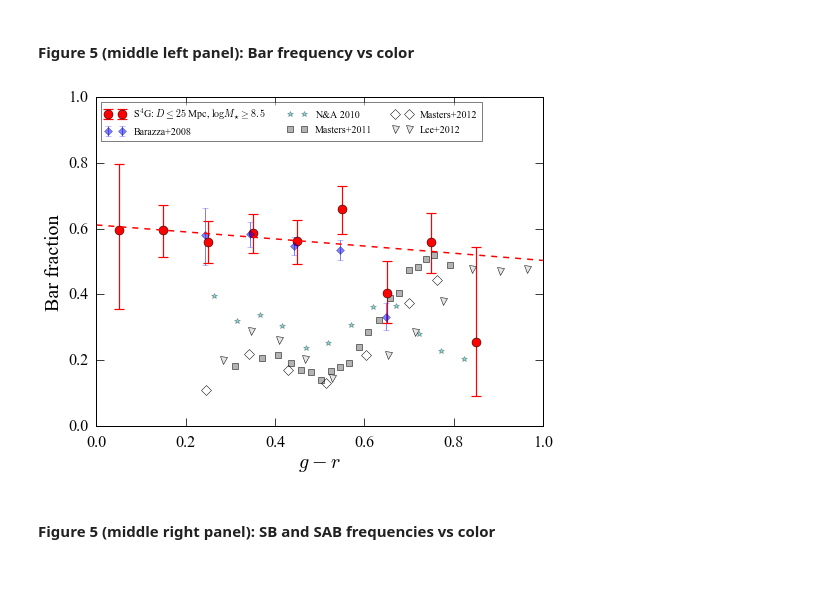
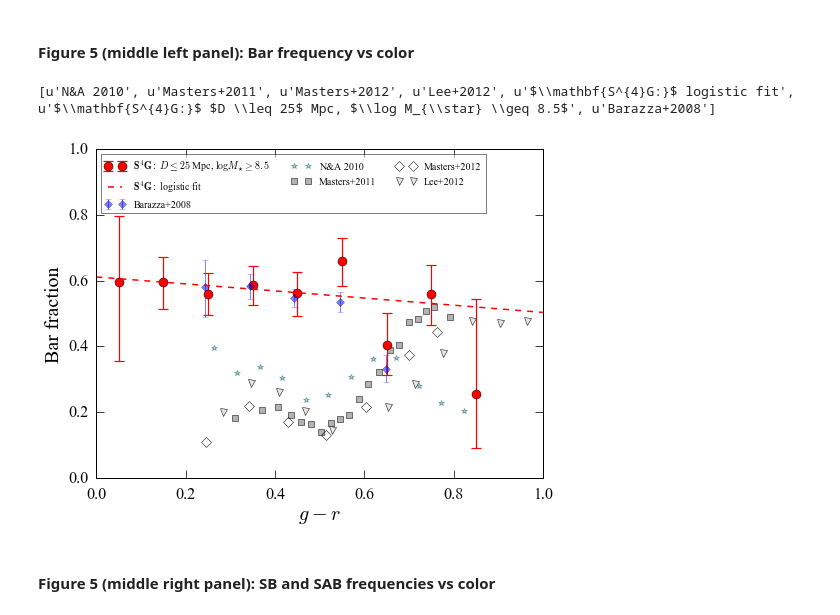
Before and after one commit to perwin/s4g_barfractions, a Jupyter notebook: s4gbars_main.ipynb, the cells around one changed output. Saved outputs shown, nothing was run; the diff lists cells and outputs as text; code cells hidden in the pictures; blank space fills up the shorter version.

```diff
--- a/s4gbars_main.ipynb
+++ b/s4gbars_main.ipynb
@@ -50,11 +50,14 @@ ytR25_kpc = r"$R_{25}$ [kpc]"
 
 ss0 = "All galaxies"
 ss1 = r"S$^{4}$G: $D \leq 25$ Mpc"
-ss1b = r"S$^{4}$G: $D \leq 25$ Mpc, $\log M_{\star} \geq 8.5$"
+ss1m = r"S$^{4}$G: $D \leq 25$ Mpc, $\log M_{\star} \geq 8.5$"
+ss1_bold = r"$\mathbf{S^{4}G:}$ $D \leq 25$ Mpc"
+ss1m_bold = r"$\mathbf{S^{4}G:}$ $D \leq 25$ Mpc, $\log M_{\star} \geq 8.5$"
 ss2 = r"S$^{4}$G: $D \leq 30$ Mpc"
 ss2b = r"S$^{4}$G: $D \leq 30$ Mpc, $\log M_{\star} \geq 9$"
 
 s4g_txt = r"S$^{4}$G"
+s4g_txt_bold = r"$\mathbf{S^{4}G:}$"
 s4g_fwhm_txt = r"S$^{4}$G $\langle$FWHM$\rangle$"
 # %%
 %pylab inline
@@ -495,37 +499,39 @@ if savePlots: plt.savefig(plotDir+"fSB-fSAB-vs-logmstar.pdf")
 # %%
 gmr_b08,fbar_b08,fbar_e_low_b08,fbar_e_high_b08 = GetBarazzaData(fbarLitDir+"fbar-vs-gmr_barazza+2008.txt")
 gmr_na10,fbar_na10 = profiles.ReadProfile(fbarLitDir+"fbar-vs-gmr_nair-abraham2010.txt")
 gmr_m11,fbar_m11 = profiles.ReadProfile(fbarLitDir+"fbar-vs-gmr_masters+2011.txt")
 gmr_m12,fbar_m12 = profiles.ReadProfile(fbarLitDir+"fbar-vs-gmr_masters+2012.txt")
 gmr_lee12,fbar_lee12 = profiles.ReadProfile(fbarLitDir+"fbar-vs-gmr_lee+2012.txt")
 
 # calculate weights: product of color and V/V_max weights
 ww25 = s4gdata.weight_BmVtc * s4gdata.w25
 ww30 = s4gdata.weight_BmVtc * s4gdata.w30
 
 plt.plot(gmr_na10, fbar_na10, '*', color='c',alpha=0.5, label='N&A 2010')
 plt.plot(gmr_m11, fbar_m11, 's', color='0.7', label='Masters+2011')
 plt.plot(gmr_m12, fbar_m12, 'D', mfc="None",mec='k', ms=7, label='Masters+2012')
 plt.plot(gmr_lee12, fbar_lee12, 'v', mfc="0.9", mec='k', ms=7, label='Lee+2012')
-pu.PlotFrequencyWithWeights(s4gdata.gmr_tc, ww25, ii_barred_limited1_m8_5, ii_unbarred_limited1_m8_5, -0.2,1.0,0.1, noErase=True, fmt='ro', ms=9, label=ss1b)
+pu.PlotFrequencyWithWeights(s4gdata.gmr_tc, ww25, ii_barred_limited1_m8_5, ii_unbarred_limited1_m8_5, -0.2,1.0,0.1, noErase=True, fmt='ro', ms=9, label=ss1m_bold)
 plt.errorbar(gmr_b08, fbar_b08, yerr=[fbar_e_low_b08,fbar_e_high_b08], fmt='bD',alpha=0.5, label='Barazza+2008')
 # linear logistic regression for S4G galaxies
 gmrvect = np.arange(0,1.1, 0.1)
-plot(gmrvect, logistic_lin(gmrvect, 0.4544, -0.4394), 'r--', lw=1.5)
+plot(gmrvect, logistic_lin(gmrvect, 0.4544, -0.4394), 'r--', lw=1.5, label=s4g_txt_bold + " logistic fit")
 plt.xlabel(xtgmr); plt.ylabel('Bar fraction')
 xlim(0,1);ylim(0,1)
 
 # re-order labels in legend
 ax = plt.gca()
 handles,labels = ax.get_legend_handles_labels()
-handles = [handles[4], handles[5], handles[0], handles[1], handles[2], handles[3]]
-labels = [labels[4], labels[5], labels[0], labels[1], labels[2], labels[3]]
+print(labels)
+handles = [handles[5], handles[4], handles[6], handles[0], handles[1], handles[2], handles[3]]
+labels = [labels[5], labels[4], labels[6], labels[0], labels[1], labels[2], labels[3]]
 legend(handles, labels, loc="upper left", fontsize=10, ncol=3, framealpha=0.5)
 # push bottom of plot upwards so that x-axis label isn't clipped in PDF output
 plt.subplots_adjust(bottom=0.14)
 if savePlots: plt.savefig(plotDir+"fbar-vs-gmr_corrected_all.pdf")
 # %% [output]
+[u'N&A 2010', u'Masters+2011', u'Masters+2012', u'Lee+2012', u'$\\mathbf{S^{4}G:}$ logistic fit', u'$\\mathbf{S^{4}G:}$ $D \\leq 25$ Mpc, $\\log M_{\\star} \\geq 8.5$', u'Barazza+2008']
-[figure, old version]
+[figure, new version]
 # %% [markdown]
 #### Figure 5 (middle right panel): SB and SAB frequencies vs color
 # %%
```
Also changed, not shown: parts of 5 cells of this notebook, 2 other files.
